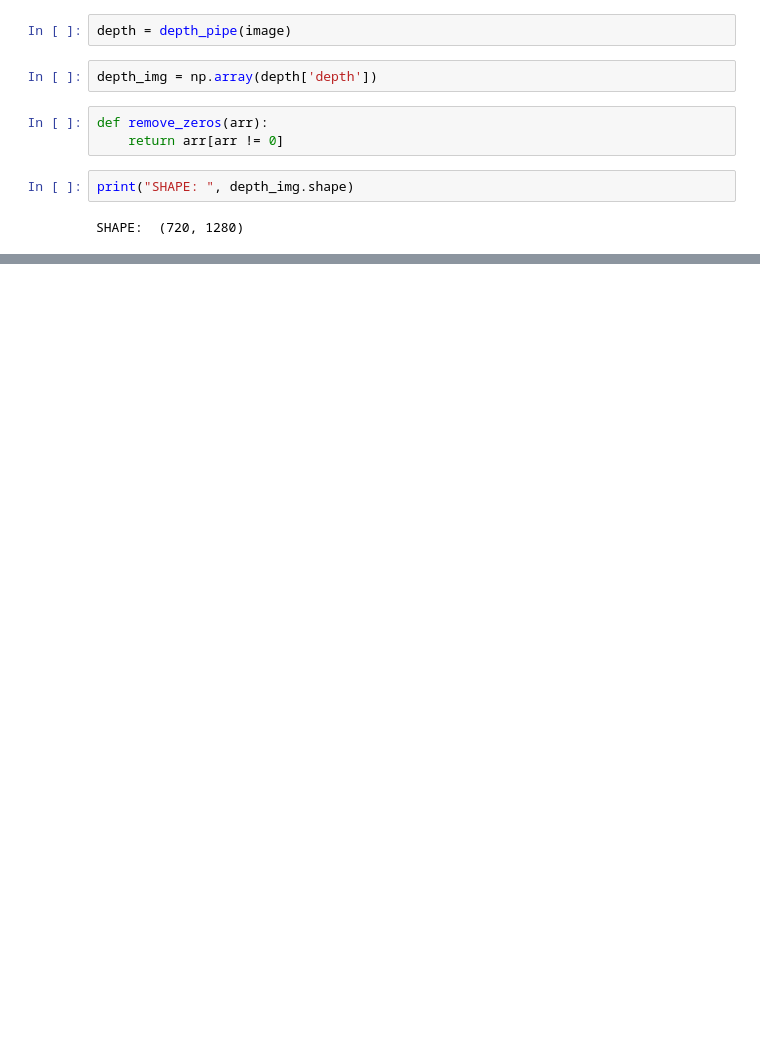
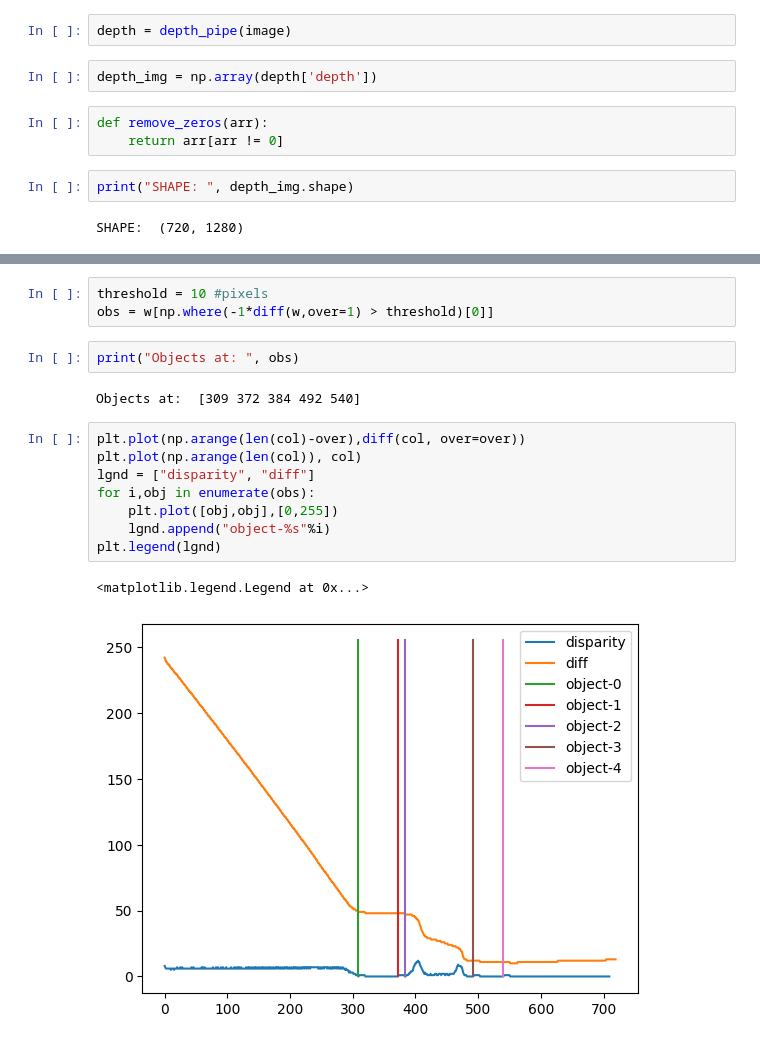
Before and after one commit to jhughes50/Waz, a Jupyter notebook: notebooks/depth_analysis.ipynb, the cells around one changed output, grey strips where cells are left out. Drawn from its saved outputs; the diff is of its cells as text; blank space fills up the shorter version.

```diff
--- a/notebooks/depth_analysis.ipynb
+++ b/notebooks/depth_analysis.ipynb
@@ -35,0 +77,18 @@ plt.plot(np.arange(len(col)), col)
+# %%
+threshold = 10 #pixels
+obs = w[np.where(-1*diff(w,over=1) > threshold)[0]]
+# %%
+print("Objects at: ", obs)
+# %% [output]
+Objects at:  [309 372 384 492 540]
+# %%
+plt.plot(np.arange(len(col)-over),diff(col, over=over))
+plt.plot(np.arange(len(col)), col)
+lgnd = ["disparity", "diff"]
+for i,obj in enumerate(obs):
+    plt.plot([obj,obj],[0,255])
+    lgnd.append("object-%s"%i)
+plt.legend(lgnd)
+# %% [output]
+<matplotlib.legend.Legend at 0x...>
+[figure, added]
```
Also changed, not shown: parts of 7 cells of this notebook, 5 other files.
